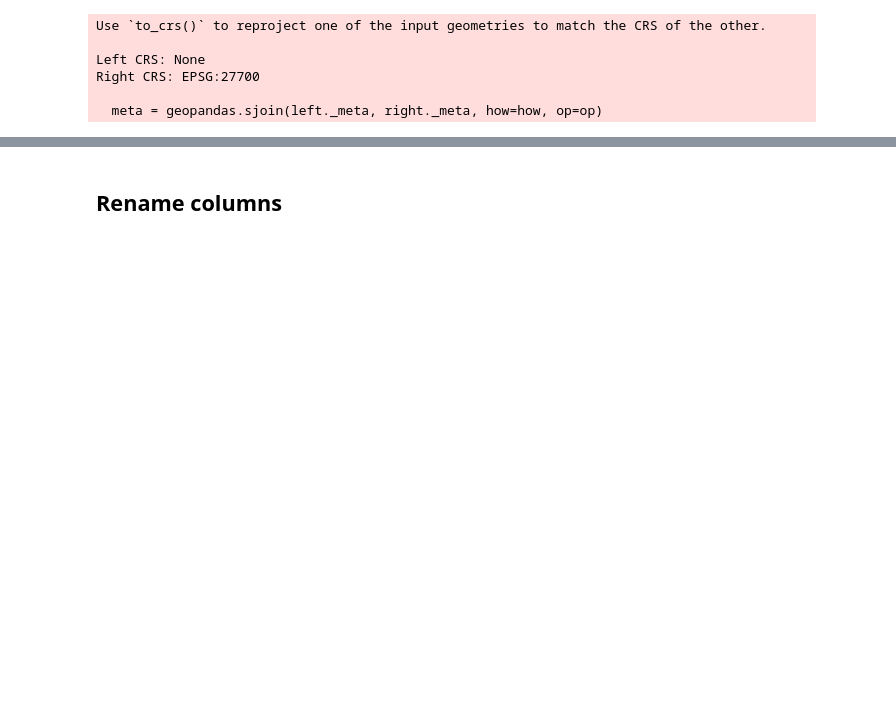
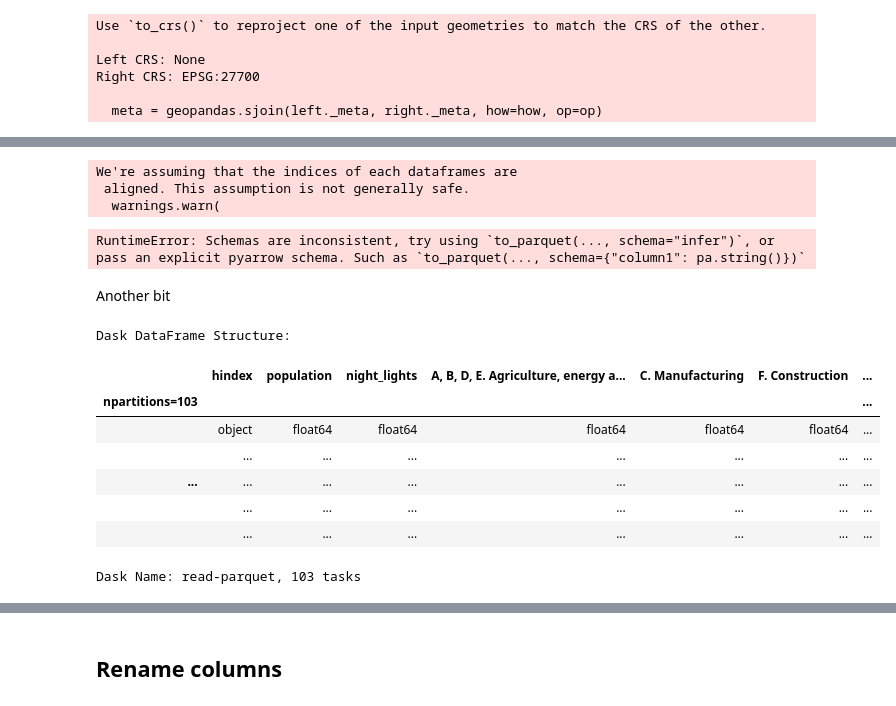
Before and after one commit to urbangrammarai/spatial_signatures, a Jupyter notebook: data_product/create_data_product.ipynb, the cells around one changed output, grey strips where cells are left out. Drawn from its saved outputs; the diff is of its cells as text; code cells hidden in the pictures; blank space fills up the shorter version.

```diff
--- a/data_product/create_data_product.ipynb
+++ b/data_product/create_data_product.ipynb
@@ -139 +163,28 @@ Dask Name: sjoin, 928 tasks
+# %%
+function = dask.dataframe.multi.concat([pop, nl.drop(columns="hindex"), workplace.drop(columns="hindex"), corine.drop(columns="hindex"), ndvi.reset_index(drop=True), pois.drop(columns="hindex"), water.drop(columns="hindex"), retail_centres.drop(columns="hindex")], axis=1)
+# %% [output]
+We're assuming that the indices of each dataframes are
+ aligned. This assumption is not generally safe.
+  warnings.warn(
+# %%
+%%time
+function.to_parquet("../../urbangrammar_samba/spatial_signatures/functional/combined_raw")
+# %% [output]
+RuntimeError: Schemas are inconsistent, try using `to_parquet(..., schema="infer")`, or pass an explicit pyarrow schema. Such as `to_parquet(..., schema={"column1": pa.string()})`
+# %% [markdown]
+Another bit
+# %%
+function = dask.dataframe.read_parquet("../../urbangrammar_samba/spatial_signatures/functional/combined_raw")
+# %%
+function
+# %% [output]
+Dask DataFrame Structure:
+|  | hindex | population | night_lights | A, B, D, E. Agriculture, energy a... | C. Manufacturing | F. Construction | ... |
+| npartitions=103 |  |  |  |  |  |  | ... |
+|  | object | float64 | float64 | float64 | float64 | float64 | ... |
+|  | ... | ... | ... | ... | ... | ... | ... |
+| ... | ... | ... | ... | ... | ... | ... | ... |
+|  | ... | ... | ... | ... | ... | ... | ... |
+|  | ... | ... | ... | ... | ... | ... | ... |
+Dask Name: read-parquet, 103 tasks
 # %%
```
Also changed, not shown: parts of 32 cells of this notebook, 2 other files.
